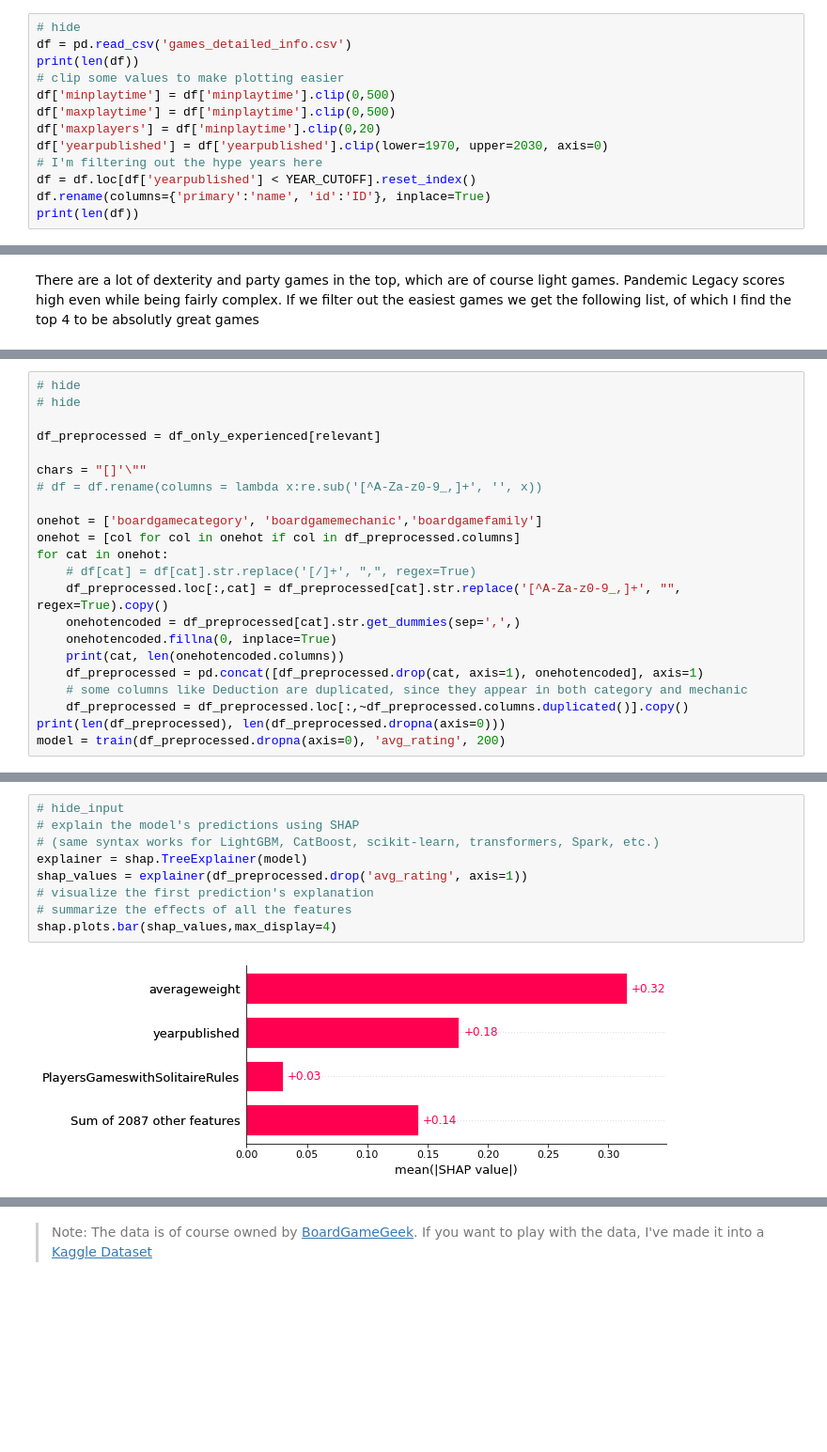
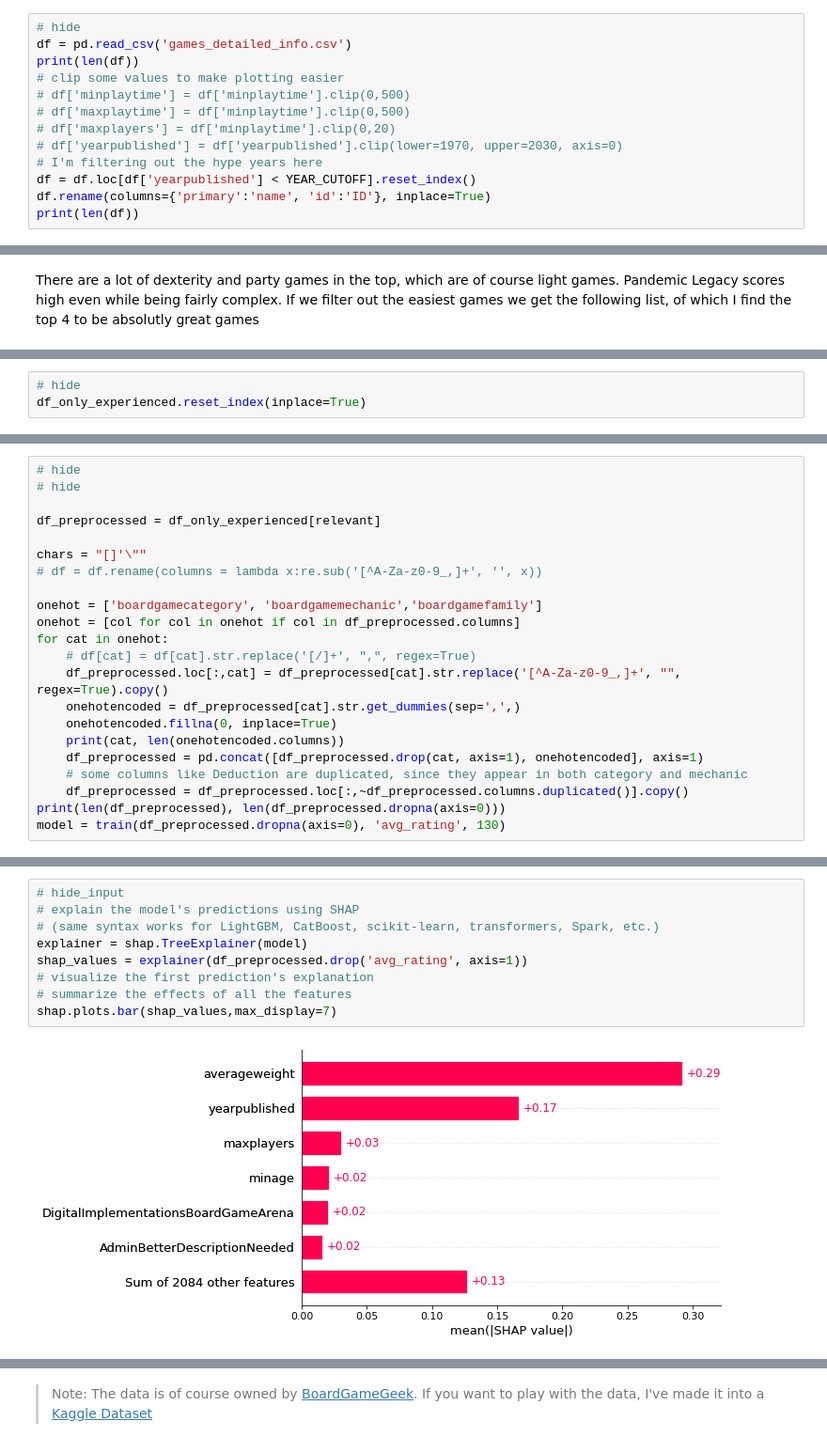
Before and after one commit to jvanelteren/blog_archived, a Jupyter notebook: _notebooks/2022-01-19-boardgames.ipynb, the cells around one changed output, grey strips where cells are left out. Shown at 94% size. Cells and saved outputs as stored; diff of their text form; blank space fills up the shorter version.

```diff
--- a/_notebooks/2022-01-19-boardgames.ipynb
+++ b/_notebooks/2022-01-19-boardgames.ipynb
@@ -400,10 +396,10 @@ USER_REVIEW_CUTOFF = 10
 df = pd.read_csv('games_detailed_info.csv')
 print(len(df))
 # clip some values to make plotting easier
-df['minplaytime'] = df['minplaytime'].clip(0,500)
-df['maxplaytime'] = df['minplaytime'].clip(0,500)
-df['maxplayers'] = df['minplaytime'].clip(0,20)
-df['yearpublished'] = df['yearpublished'].clip(lower=1970, upper=2030, axis=0)
+# df['minplaytime'] = df['minplaytime'].clip(0,500)
+# df['maxplaytime'] = df['minplaytime'].clip(0,500)
+# df['maxplayers'] = df['minplaytime'].clip(0,20)
+# df['yearpublished'] = df['yearpublished'].clip(lower=1970, upper=2030, axis=0)
 # I'm filtering out the hype years here
 df = df.loc[df['yearpublished'] < YEAR_CUTOFF].reset_index()
 df.rename(columns={'primary':'name', 'id':'ID'}, inplace=True)
@@ -576,3 +572,6 @@ Finally I've also trained a model on multiple variables including what the type
+# %%
+# hide
+df_only_experienced.reset_index(inplace=True)
 # %%
 # hide
 # only keep relevant or minimal features
@@ -604,7 +602,7 @@ for cat in onehot:
     # some columns like Deduction are duplicated, since they appear in both category and mechanic
     df_preprocessed = df_preprocessed.loc[:,~df_preprocessed.columns.duplicated()].copy()
 print(len(df_preprocessed), len(df_preprocessed.dropna(axis=0)))
-model = train(df_preprocessed.dropna(axis=0), 'avg_rating', 200)
+model = train(df_preprocessed.dropna(axis=0), 'avg_rating', 130)
 # %% [output]
 A value is trying to be set on a copy of a slice from a DataFrame.
 Try using .loc[row_indexer,col_indexer] = value instead
@@ -621,12 +619,12 @@ test score 0.5197884326606318
 # %%
 # hide_input
 # explain the model's predictions using SHAP
 # (same syntax works for LightGBM, CatBoost, scikit-learn, transformers, Spark, etc.)
 explainer = shap.TreeExplainer(model)
 shap_values = explainer(df_preprocessed.drop('avg_rating', axis=1))
 # visualize the first prediction's explanation
 # summarize the effects of all the features
-shap.plots.bar(shap_values,max_display=4)
+shap.plots.bar(shap_values,max_display=7)
 # %% [output]
-[figure, old version]
+[figure, new version]
 # %% [markdown]
```
Also changed, not shown: parts of 19 cells of this notebook, 2 other files.
